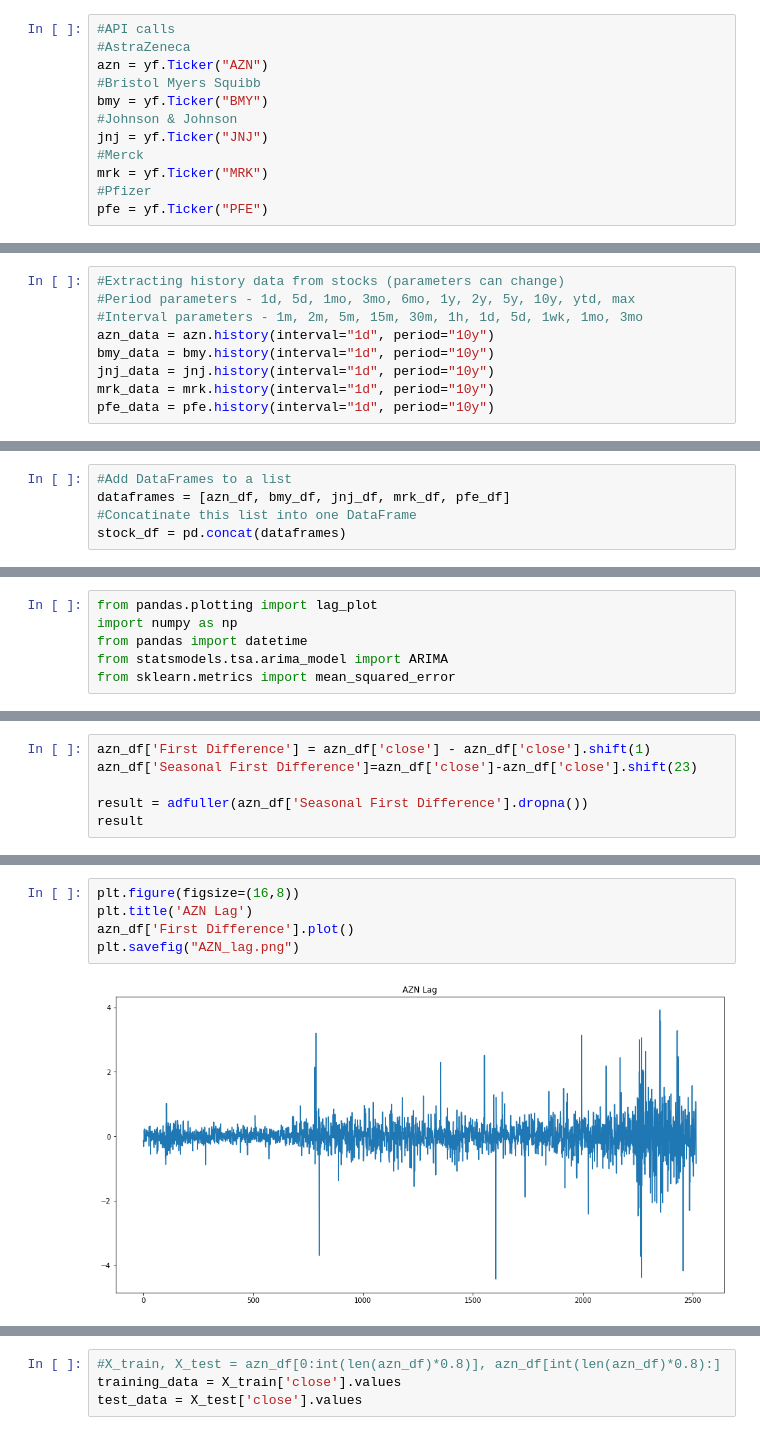
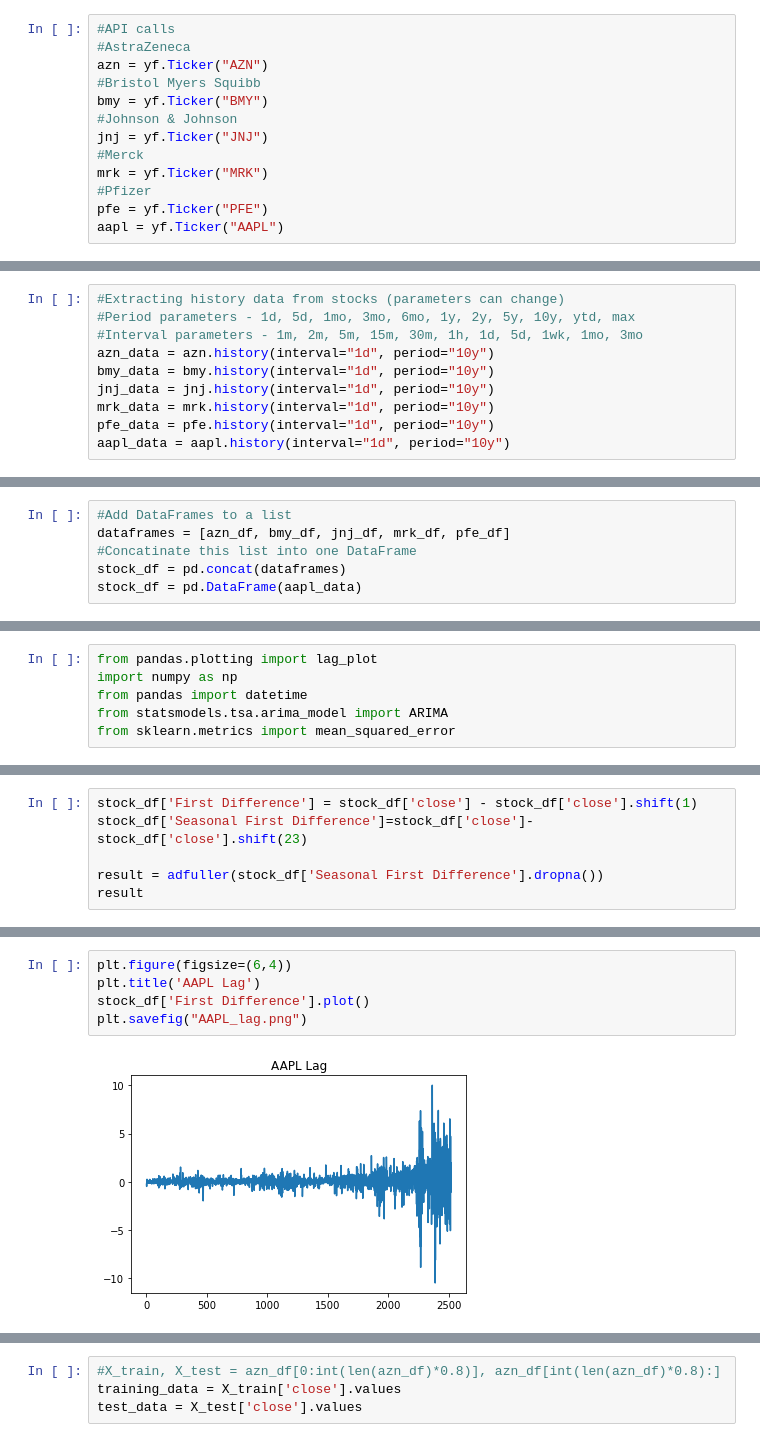
Before and after one commit to kdevanath/Pharma-Stock-ML, a Jupyter notebook: Stock_data.ipynb, the cells around one changed output, grey strips where cells are left out. Saved outputs shown, nothing was run; the diff lists cells and outputs as text.

```diff
--- a/Stock_data.ipynb
+++ b/Stock_data.ipynb
@@ -15,6 +15,7 @@ jnj = yf.Ticker("JNJ")
 mrk = yf.Ticker("MRK")
 #Pfizer
 pfe = yf.Ticker("PFE")
+aapl = yf.Ticker("AAPL")
 # %%
 mrk
 # %% [output]
@@ -28,3 +29,4 @@ bmy_data = bmy.history(interval="1d", period="10y")
 jnj_data = jnj.history(interval="1d", period="10y")
 mrk_data = mrk.history(interval="1d", period="10y")
 pfe_data = pfe.history(interval="1d", period="10y")
+aapl_data = aapl.history(interval="1d", period="10y")
@@ -64,6 +66,7 @@ pfe_df.insert(0, 'stock_name', 'PFE')
 dataframes = [azn_df, bmy_df, jnj_df, mrk_df, pfe_df]
 #Concatinate this list into one DataFrame
 stock_df = pd.concat(dataframes)
+stock_df = pd.DataFrame(aapl_data)
 # %%
 stock_df
 # %% [output]
@@ -199,7 +187,7 @@ result
 # %%
-azn_df['First Difference'] = azn_df['close'] - azn_df['close'].shift(1)
-azn_df['Seasonal First Difference']=azn_df['close']-azn_df['close'].shift(23)
+stock_df['First Difference'] = stock_df['close'] - stock_df['close'].shift(1)
+stock_df['Seasonal First Difference']=stock_df['close']-stock_df['close'].shift(23)
 
-result = adfuller(azn_df['Seasonal First Difference'].dropna())
+result = adfuller(stock_df['Seasonal First Difference'].dropna())
 result
 # %% [output]
@@ -244,7 +223,7 @@ plt.savefig('AZN_seasonal.png')
 # %%
-plt.figure(figsize=(16,8))
-plt.title('AZN Lag')
-azn_df['First Difference'].plot()
-plt.savefig("AZN_lag.png")
+plt.figure(figsize=(6,4))
+plt.title('AAPL Lag')
+stock_df['First Difference'].plot()
+plt.savefig("AAPL_lag.png")
 # %% [output]
-[figure, old version]
+[figure, new version]
```
Also changed, not shown: parts of 26 cells of this notebook.
